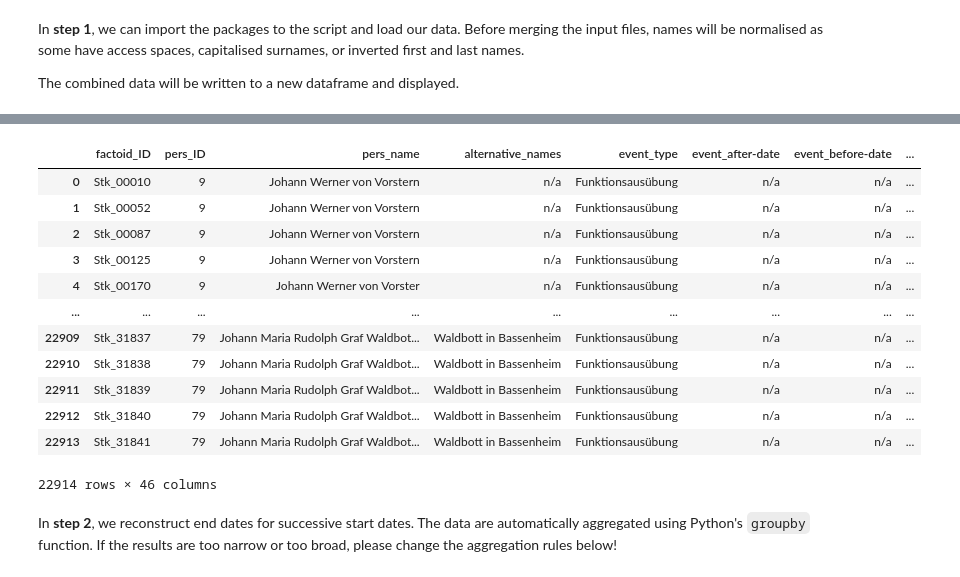
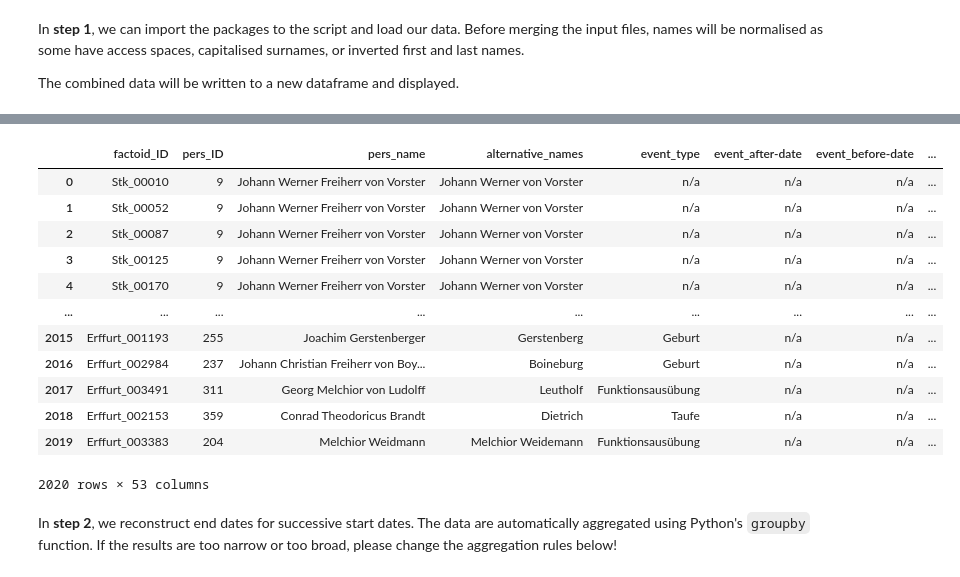
Before and after one commit to ieg-dhr/DigiKAR, a Jupyter notebook: JupyterNotebooks_DigiKAR/Factoids_Step2c_VerticalConsolidation_Staatskalender.ipynb, the cells around one changed output, grey strips where cells are left out. Cells and saved outputs as stored; diff of their text form; code cells hidden in the pictures.

```diff
--- a/JupyterNotebooks_DigiKAR/Factoids_Step2c_VerticalConsolidation_Staatskalender.ipynb
+++ b/JupyterNotebooks_DigiKAR/Factoids_Step2c_VerticalConsolidation_Staatskalender.ipynb
@@ -51,7 +51,8 @@ factoid_paths=["https://github.com/ieg-dhr/DigiKAR/raw/main/Sample%20Data/Factoi
                "https://github.com/ieg-dhr/DigiKAR/raw/main/Sample%20Data/FactoidList_1756er_Staatskalender_Meta_final_TEST-MB_FS1.xlsx",
                "https://github.com/ieg-dhr/DigiKAR/raw/main/Sample%20Data/FactoidList_1756er_Staatskalender_Meta_final_TEST-MB_FS2.xlsx",
                "https://github.com/ieg-dhr/DigiKAR/raw/main/Sample%20Data/FactoidList_1756er_Staatskalender_Meta_final_TEST-MB_FS3.xlsx",
-               "https://github.com/ieg-dhr/DigiKAR/raw/main/Sample%20Data/FactoidList_1756er_Staatskalender_Meta_final_TEST-MB_FS4.xlsx"
+               "https://github.com/ieg-dhr/DigiKAR/raw/main/Sample%20Data/FactoidList_1756er_Staatskalender_Meta_final_TEST-MB_FS4.xlsx",
+               "https://github.com/ieg-dhr/DigiKAR/raw/main/Sample%20Data/FactoidList_Erfassung_Erfurt_Master_2022-11-11_Kopie.xlsx"
                ]
 
 # define dataframe for final output
@@ -107,12 +108,13 @@ column_names = ["factoid_ID",
                 "source_site"]
 
 df2 = f_unique.reindex(columns=column_names)
-df2.fillna('n/a', inplace=True)
 
 # populate some of the empty columns with data
 
 df2.loc[:, "event_end"] = df2["event_start"]
-df2.loc[:, "event_type"] = ["Funktionsausübung"] * 31414
+#df2.loc[:, "event_type"] = ["Funktionsausübung"] * 37400 # add new column with standard event if column is completely absent!
+df2["event_type"] = df2["event_type"].replace({'n/a':'Funktionsausübung'}) # add standard event in places where no other event is indicated!
+df2.fillna('n/a', inplace=True) # fill remaining blanks with string to ensure that all cells can be processed in the same way!
 df2['source_combined'] = df2['source'].astype(str) + ': ' + df2['source_site'].astype(str)
 
 print("Done.")
@@ -120,4 +122,6 @@ print("Done.")
 # rename dataframe for next step
 
 display(df2)
+
+display(df2)
 # %% [output]
@@ -140,44 +157,51 @@ Done.
 # %%
 # Merge input dataframe with dfs containing person IDs and geocoding
 
 ## Read person IDs from Github
-#infile1="####.xlsx" # has to contain pers_name column!
-#person_df = pd.read_excel(infile1)
+## columns: pers_ID_MB, pers_name, alternative_names, Unnamed: 4, name_new_fs, pers_ID_FS,poi, pers_name_corr, freq
+infile1="https://github.com/ieg-dhr/DigiKAR/raw/main/OntologyFiles/Factoid_PersonNames_merged.xlsx" # has to contain pers_name column!
+person_df = pd.read_excel(infile1)
 
 ## Read geocoding from Github
 infile2="https://github.com/ieg-dhr/DigiKAR/raw/main/OntologyFiles/Ortsontologie_Geocoded_gepr%C3%BCft.xlsx" # has to contain place_name column!
 geo_df = pd.read_excel(infile2)
 
 ## Merge input dataframe horizontally
 
 from functools import reduce
 
 # define list of DataFrames
-dfs = [df2, geo_df] # dataframe list can be extended if necessary
+df_geocoded = [df2, geo_df] # dataframe list can be extended if necessary
 
 # merge all DataFrames into one
-final_df = reduce(lambda  left,right: pd.merge(left,right,on=['place_name']),dfs) # how='outer'
+merged_df1 = reduce(lambda  left,right: pd.merge(left,right,on=['place_name']),df_geocoded) # how='outer'
 
-display(final_df)
+# define list of DataFrames
+df_withIDs = [merged_df1, person_df] # dataframe list can be extended if necessary
+
+# merge all DataFrames into one
+merged_df2 = reduce(lambda  left,right: pd.merge(left,right,on=['pers_name', "alternative_names"]),df_withIDs) # how='outer'
+
+display(merged_df2)
 
 ## Write new table to excel file (optional)
 
 #outfile=directory+"AP3_final-df.xlsx"
 #final_df.to_excel(outfile)
 # %% [output]
 |  | factoid_ID | pers_ID | pers_name | alternative_names | event_type | event_after-date | event_before-date | ... |
-| 0 | Stk_00010 | 9 | Johann Werner von Vorstern | n/a | Funktionsausübung | n/a | n/a | ... |
-| 1 | Stk_00052 | 9 | Johann Werner von Vorstern | n/a | Funktionsausübung | n/a | n/a | ... |
-| 2 | Stk_00087 | 9 | Johann Werner von Vorstern | n/a | Funktionsausübung | n/a | n/a | ... |
-| 3 | Stk_00125 | 9 | Johann Werner von Vorstern | n/a | Funktionsausübung | n/a | n/a | ... |
-| 4 | Stk_00170 | 9 | Johann Werner von Vorster | n/a | Funktionsausübung | n/a | n/a | ... |
+| 0 | Stk_00010 | 9 | Johann Werner Freiherr von Vorster | Johann Werner von Vorster | n/a | n/a | n/a | ... |
+| 1 | Stk_00052 | 9 | Johann Werner Freiherr von Vorster | Johann Werner von Vorster | n/a | n/a | n/a | ... |
+| 2 | Stk_00087 | 9 | Johann Werner Freiherr von Vorster | Johann Werner von Vorster | n/a | n/a | n/a | ... |
+| 3 | Stk_00125 | 9 | Johann Werner Freiherr von Vorster | Johann Werner von Vorster | n/a | n/a | n/a | ... |
+| 4 | Stk_00170 | 9 | Johann Werner Freiherr von Vorster | Johann Werner von Vorster | n/a | n/a | n/a | ... |
 | ... | ... | ... | ... | ... | ... | ... | ... | ... |
-| 22909 | Stk_31837 | 79 | Johann Maria Rudolph Graf Waldbot... | Waldbott in Bassenheim | Funktionsausübung | n/a | n/a | ... |
-| 22910 | Stk_31838 | 79 | Johann Maria Rudolph Graf Waldbot... | Waldbott in Bassenheim | Funktionsausübung | n/a | n/a | ... |
-| 22911 | Stk_31839 | 79 | Johann Maria Rudolph Graf Waldbot... | Waldbott in Bassenheim | Funktionsausübung | n/a | n/a | ... |
-| 22912 | Stk_31840 | 79 | Johann Maria Rudolph Graf Waldbot... | Waldbott in Bassenheim | Funktionsausübung | n/a | n/a | ... |
-| 22913 | Stk_31841 | 79 | Johann Maria Rudolph Graf Waldbot... | Waldbott in Bassenheim | Funktionsausübung | n/a | n/a | ... |
+| 2015 | Erffurt_001193 | 255 | Joachim Gerstenberger | Gerstenberg | Geburt | n/a | n/a | ... |
+| 2016 | Erffurt_002984 | 237 | Johann Christian Freiherr von Boy... | Boineburg | Geburt | n/a | n/a | ... |
+| 2017 | Erffurt_003491 | 311 | Georg Melchior von Ludolff | Leutholf | Funktionsausübung | n/a | n/a | ... |
+| 2018 | Erffurt_002153 | 359 | Conrad Theodoricus Brandt | Dietrich | Taufe | n/a | n/a | ... |
+| 2019 | Erffurt_003383 | 204 | Melchior Weidmann | Melchior Weidemann | Funktionsausübung | n/a | n/a | ... |
-22914 rows × 46 columns
+2020 rows × 53 columns
 # %% [markdown]
 In **step 2**, we reconstruct end dates for successive start dates. The data are automatically aggregated using Python's `groupby` function. If the results are too narrow or too broad, please change the aggregation rules below!
 # %%
```
Also changed, not shown: parts of 7 cells of this notebook.
